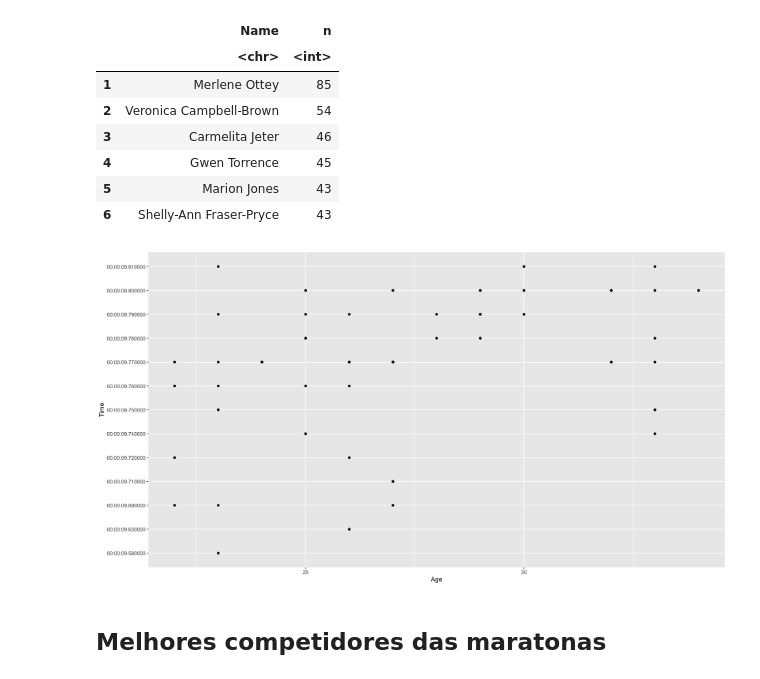
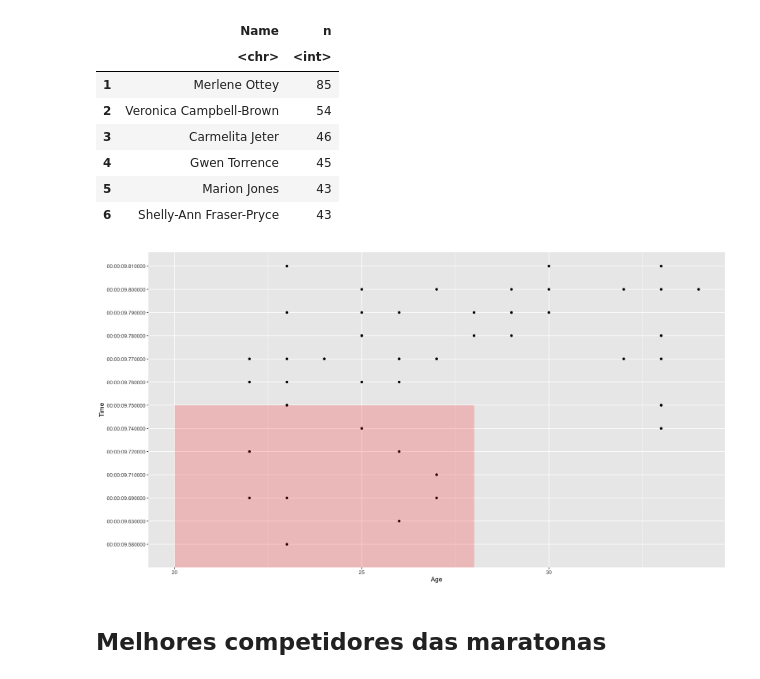
Before and after one commit to TomasLira/Sprint-and-Marathon-analysis, a Jupyter notebook: ExploratoryAnalysisRunners.ipynb, the cells around one changed output. Cells and saved outputs as stored; diff of their text form; code cells hidden in the pictures.

```diff
--- a/ExploratoryAnalysisRunners.ipynb
+++ b/ExploratoryAnalysisRunners.ipynb
@@ -316,14 +316,18 @@ A data.frame: 6 x 2
 | 5 | Marion Jones | 43 |
 | 6 | Shelly-Ann Fraser-Pryce | 43 |
 # %%
-fastest_time_100m_men <- runners_men |>
+ fastest_time_100m_men <- runners_men |>
 filter(Event == "100 m") |>
 arrange(Time)
 top_50_fastest_time_100m_men <- head(fastest_time_100m_men,50)
 
-ggplot(data = top_50_fastest_time_100m_men, mapping = aes(x = Age,y = Time)) + geom_point(mapping = aes(group = Name))
+ggplot(data = top_50_fastest_time_100m_men, mapping = aes(x = Age,y = Time)) + geom_point(mapping = aes(group = Name))  +
+annotate(
+    geom = "rect", xmin = 20, xmax = 28,
+    ymin = 0, ymax = 7, fill = "red", alpha = 0.2
+    )
 # %% [output]
-[figure, old version]
+[figure, new version]
 # %% [markdown]
 ## Melhores competidores das maratonas
 # %%
```
Also changed, not shown: parts of 2 cells of this notebook.
